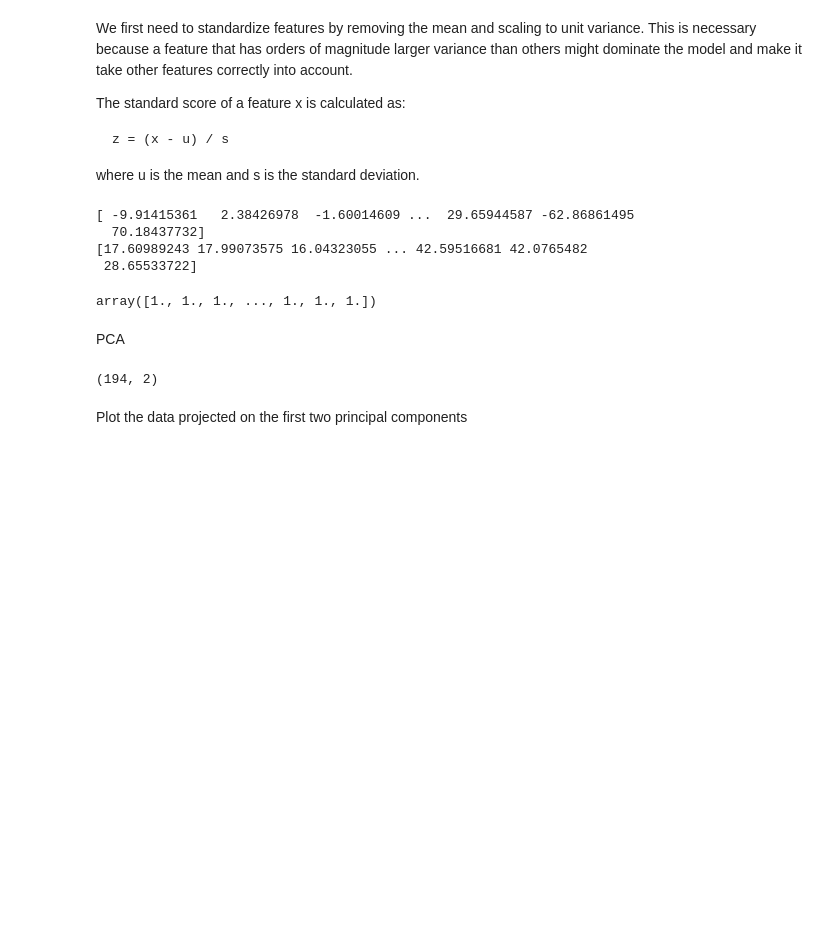
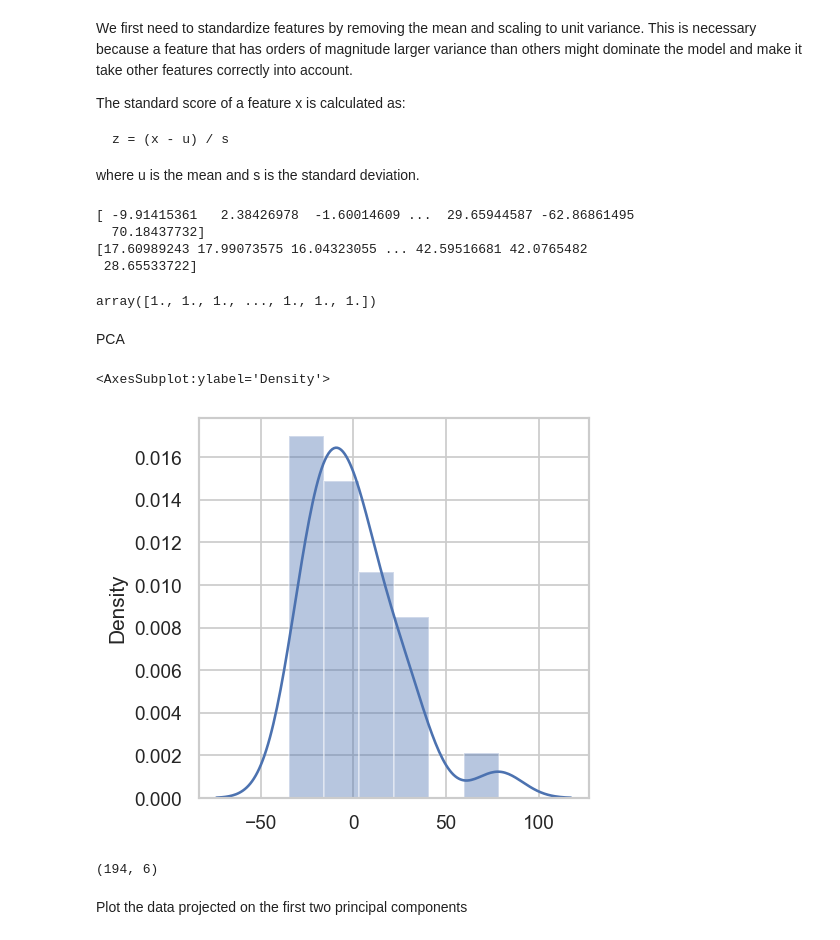
Before and after one commit to IvoLeist/ml_cnag-crg_course, a Jupyter notebook: day4/dimensionality_reduction.ipynb, the cells around one changed output. Cells and saved outputs as stored; diff of their text form; code cells hidden in the pictures; blank space fills up the shorter version.

```diff
--- a/day4/dimensionality_reduction.ipynb
+++ b/day4/dimensionality_reduction.ipynb
@@ -237,11 +239,17 @@ X.std(axis=0)
 array([1., 1., 1., ..., 1., 1., 1.])
 # %% [markdown]
 PCA
+# %%
+sns.distplot(pca_reduced_data[:,4])
+#sns.distplot(X.max(axis=1))
+# %% [output]
+<AxesSubplot:ylabel='Density'>
+[figure, added]
 # %%
 from sklearn.decomposition import PCA
 
 # build PCA model
-pca = PCA(n_components=2)
+pca = PCA(n_components=6)
 
 # fit and transform the data to the model
 pca_reduced_data = pca.fit_transform(X)
@@ -249,7 +257,7 @@ pca_reduced_data = pca.fit_transform(X)
 # inspect the shape
 pca_reduced_data.shape
 # %% [output]
-(194, 2)
+(194, 6)
 # %% [markdown]
 Plot the data projected on the first two principal components
 # %%
```
Also changed, not shown: parts of 16 cells of this notebook.
